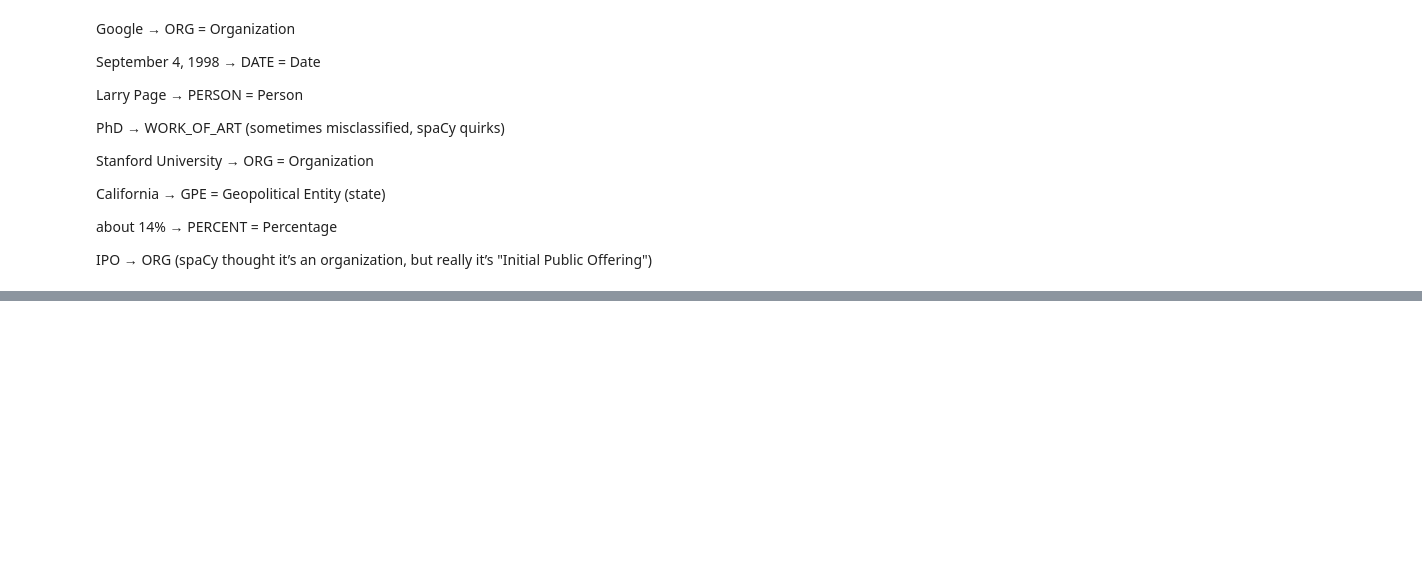
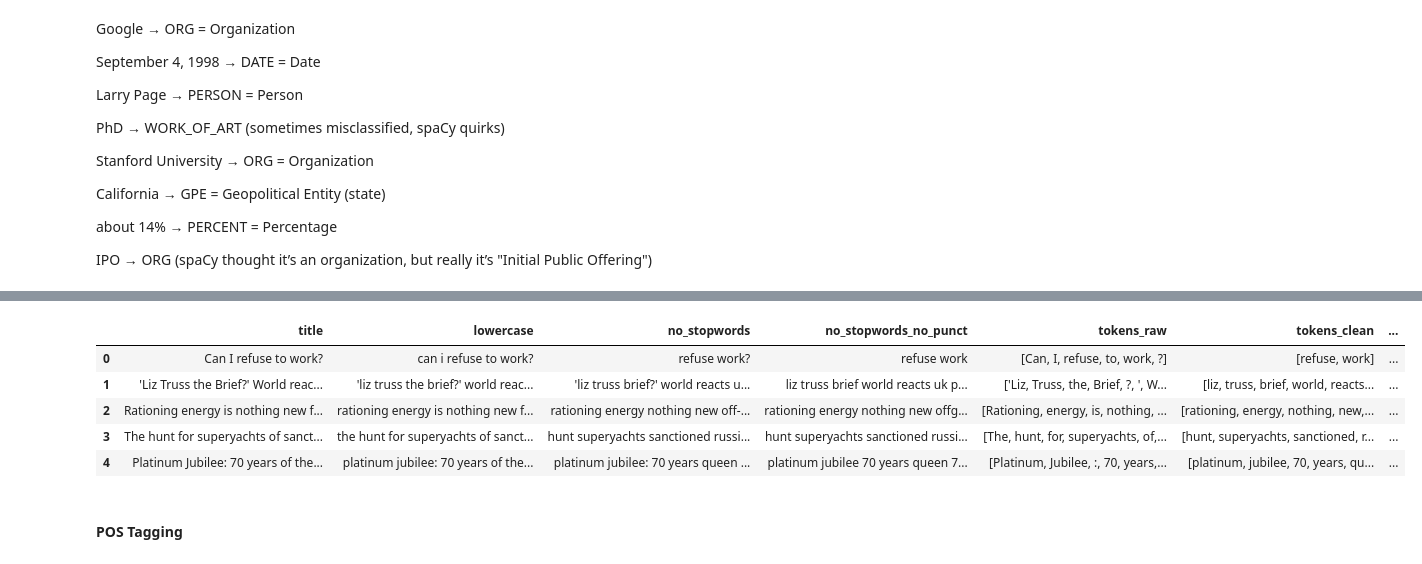
Before and after one commit to SurajSG23/Natural-Language-Processing, a Jupyter notebook: Module-2.ipynb, the cells around one changed output, grey strips where cells are left out. Cells and saved outputs as stored; diff of their text form; code cells hidden in the pictures; blank space fills up the shorter version.

```diff
--- a/Module-2.ipynb
+++ b/Module-2.ipynb
@@ -185,0 +217,4 @@ IPO → ORG (spaCy thought it’s an organization, but really it’s "Initial Pu
+# %%
+# lowercase
+titles['lowercase'] = titles['title'].str.lower()
+titles.head()
@@ -185,0 +228,5 @@ IPO → ORG (spaCy thought it’s an organization, but really it’s "Initial Pu
+# %%
+# stop word removal
+en_stopwords = stopwords.words('english')
+titles['no_stopwords'] = titles['lowercase'].apply(lambda x: ' '.join([word for word in x.split() if word not in (en_stopwords)]))
+titles.head()
@@ -185,0 +240,4 @@ IPO → ORG (spaCy thought it’s an organization, but really it’s "Initial Pu
+# %%
+# punctation removal
+titles['no_stopwords_no_punct'] = titles.apply(lambda x: re.sub(r"([^\w\s])", "", x['no_stopwords']), axis=1)
+titles.head()
@@ -185,0 +251,5 @@ IPO → ORG (spaCy thought it’s an organization, but really it’s "Initial Pu
+# %%
+# tokenize
+titles['tokens_raw'] = titles.apply(lambda x: word_tokenize(x['title']), axis=1)
+titles['tokens_clean'] = titles.apply(lambda x: word_tokenize(x['no_stopwords_no_punct']), axis=1)
+titles.head()
@@ -185,0 +263,12 @@ IPO → ORG (spaCy thought it’s an organization, but really it’s "Initial Pu
+# %%
+# lemmatizing
+lemmatizer = WordNetLemmatizer()
+titles["tokens_clean_lemmatized"] = titles["tokens_clean"].apply(lambda tokens: [lemmatizer.lemmatize(token) for token in tokens])
+titles.head()
+# %% [output]
+|  | title | lowercase | no_stopwords | no_stopwords_no_punct | tokens_raw | tokens_clean | ... |
+| 0 | Can I refuse to work? | can i refuse to work? | refuse work? | refuse work | [Can, I, refuse, to, work, ?] | [refuse, work] | ... |
+| 1 | 'Liz Truss the Brief?' World reac... | 'liz truss the brief?' world reac... | 'liz truss brief?' world reacts u... | liz truss brief world reacts uk p... | ['Liz, Truss, the, Brief, ?, ', W... | [liz, truss, brief, world, reacts... | ... |
+| 2 | Rationing energy is nothing new f... | rationing energy is nothing new f... | rationing energy nothing new off-... | rationing energy nothing new offg... | [Rationing, energy, is, nothing, ... | [rationing, energy, nothing, new,... | ... |
+| 3 | The hunt for superyachts of sanct... | the hunt for superyachts of sanct... | hunt superyachts sanctioned russi... | hunt superyachts sanctioned russi... | [The, hunt, for, superyachts, of,... | [hunt, superyachts, sanctioned, r... | ... |
+| 4 | Platinum Jubilee: 70 years of the... | platinum jubilee: 70 years of the... | platinum jubilee: 70 years queen ... | platinum jubilee 70 years queen 7... | [Platinum, Jubilee, :, 70, years,... | [platinum, jubilee, 70, years, qu... | ... |
@@ -185,0 +279,2 @@ IPO → ORG (spaCy thought it’s an organization, but really it’s "Initial Pu
+# %% [markdown]
+#### POS Tagging
```
Also changed, not shown: parts of 18 cells of this notebook.
